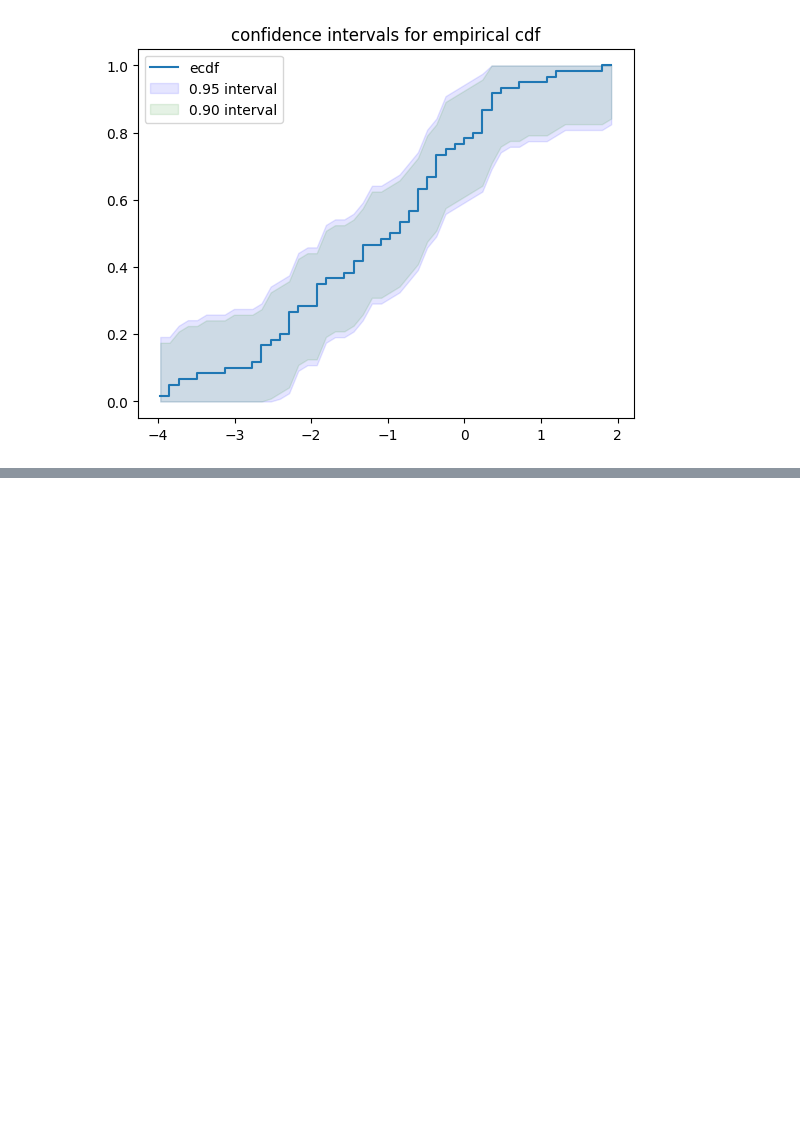
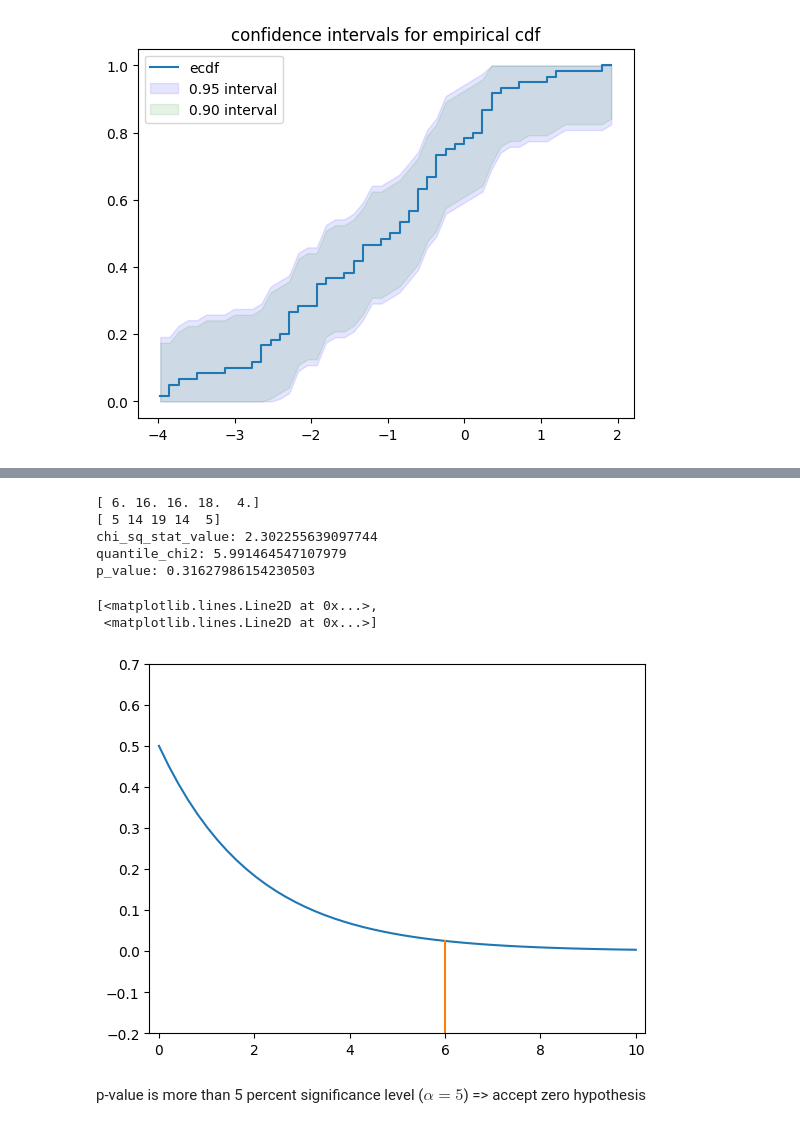
Before and after one commit to PIDAMI/multidim_stat_lab, a Jupyter notebook: lab1/lab1.ipynb, the cells around one changed output, grey strips where cells are left out. Saved outputs shown, nothing was run; the diff lists cells and outputs as text; code cells hidden in the pictures; blank space fills up the shorter version.

```diff
--- a/lab1/lab1.ipynb
+++ b/lab1/lab1.ipynb
@@ -77,0 +81,78 @@ plot.legend(["ecdf", "0.95 interval", "0.90 interval"])
+# %%
+# split data into intervals of same length s.t. each of its length is approximately 1
+# (cuz O_i must be more than 5 and such length allows it, looking at histogramm)
+def calc_obs(sample, grid):
+    obs = np.zeros(np.size(grid) - 1)
+    for val in sample:
+        for i in range(np.size(grid) - 1):
+            obs[i] = obs[i] + 1 if grid[i] <= val <= grid[i+1] else obs[i]
+    return obs
+
+def calc_exp_gamma(grid, param, n=n):
+    N = np.size(grid) - 1
+    exp = np.zeros(N)
+    for i in range(N):
+        lb = grid[i]
+        ub = grid[i+1]
+        loc = param[0]
+        a = param[1]
+        beta = param[2]
+        exp[i] = (stat.gamma.cdf(ub, a, loc=loc, scale=1/beta) - stat.gamma.cdf(lb, loc=param[0], scale=param[1])) * n
+    return exp
+
+
+def calc_exp_norm(grid, param, n=n):
+    N = np.size(grid) - 1
+    exp = np.zeros(N)
+    for i in range(N):
+        lb = grid[i]
+        ub = grid[i+1]
+        exp[i] = (stat.norm.cdf(ub, loc=param[0], scale=param[1]) - stat.norm.cdf(lb, loc=param[0], scale=param[1])) * n
+    return exp
+
+def calc_grid(x, interval_length=1):
+    max = np.max(x)
+    min = np.min(x)
+    return np.linspace(min, max, num=int((max - min) // interval_length + 1))
+
+def calc_chi_square_stat(obs, exp):
+    return np.sum((obs - exp)**2 / exp)
+
+def chi_square_stat(param):
+    grid = calc_grid(data)
+    obs = calc_obs(data, grid)
+    exp = calc_exp_norm(grid, param)
+    return calc_chi_square_stat(obs,exp)
+
+from scipy.optimize import minimize
+opt_param_norm = minimize(chi_square_stat, [mean,var**0.5]).x
+grid = calc_grid(data)
+exp = calc_exp_norm(grid, opt_param_norm)
+exp = np.vectorize(round)(exp)
+obs = calc_obs(data, grid)
+
+print(obs)
+print(exp)
+
+chi_sq_stat_value = calc_chi_square_stat(obs, exp)
+df = np.size(obs) - np.size(opt_param_norm) - 1
+quantile_chi2 = stat.chi2.ppf(0.95, df=df)
+p_value = 1 - stat.chi2.cdf(chi_sq_stat_value, df)
+print(f"chi_sq_stat_value: {chi_sq_stat_value}")
+print(f"quantile_chi2: {quantile_chi2}")
+print(f"p_value: {p_value}")
+
+xx = np.linspace(0, 10, 50)
+plot.xlim(-0.2, 10.2), plot.ylim(-0.2, 0.7)
+plot.plot(xx, stat.chi2.pdf(xx, df=df), [quantile_chi2,quantile_chi2], [-0.9, stat.chi2.pdf(quantile_chi2,df=df)])
+# %% [output]
+[ 6. 16. 16. 18.  4.]
+[ 5 14 19 14  5]
+chi_sq_stat_value: 2.302255639097744
+quantile_chi2: 5.991464547107979
+p_value: 0.31627986154230503
+[<matplotlib.lines.Line2D at 0x...>,
+ <matplotlib.lines.Line2D at 0x...>]
+[figure, added]
+# %% [markdown]
+p-value is more than 5 percent significance level ($\alpha = 5$) => accept zero hypothesis
```
Also changed, not shown: parts of 9 cells of this notebook.
